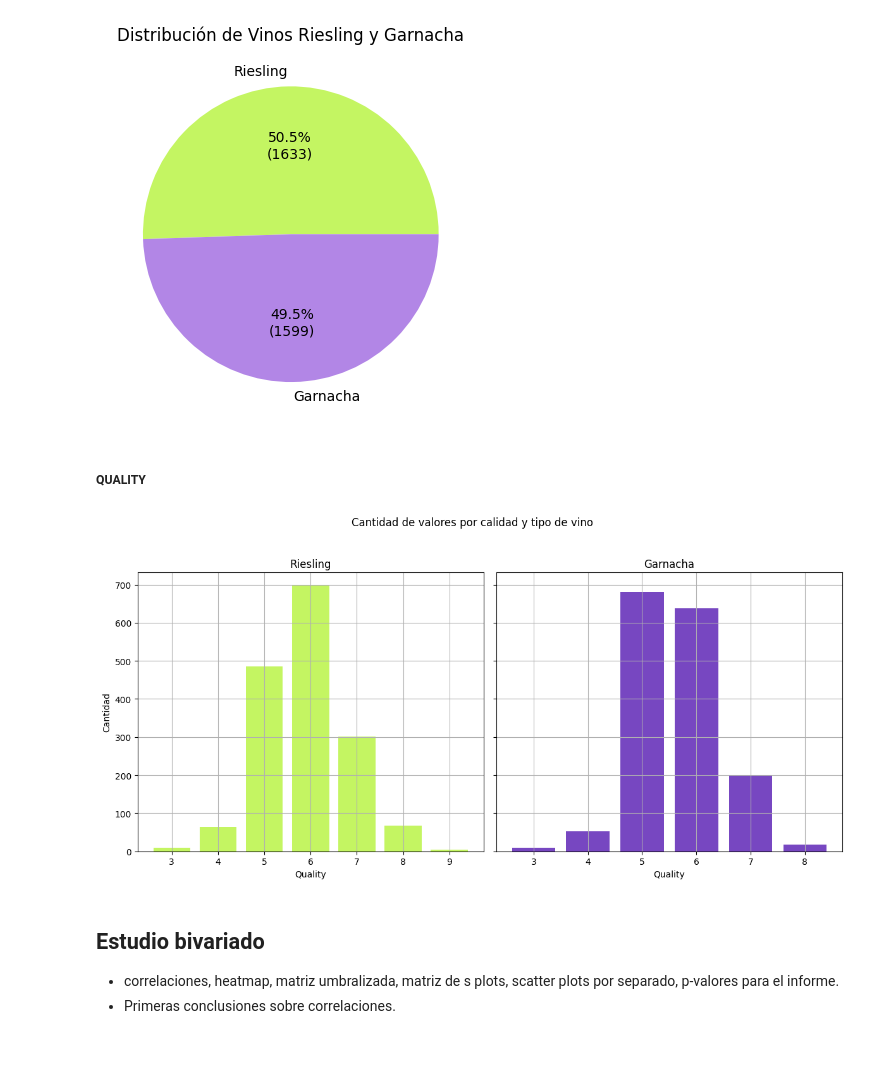
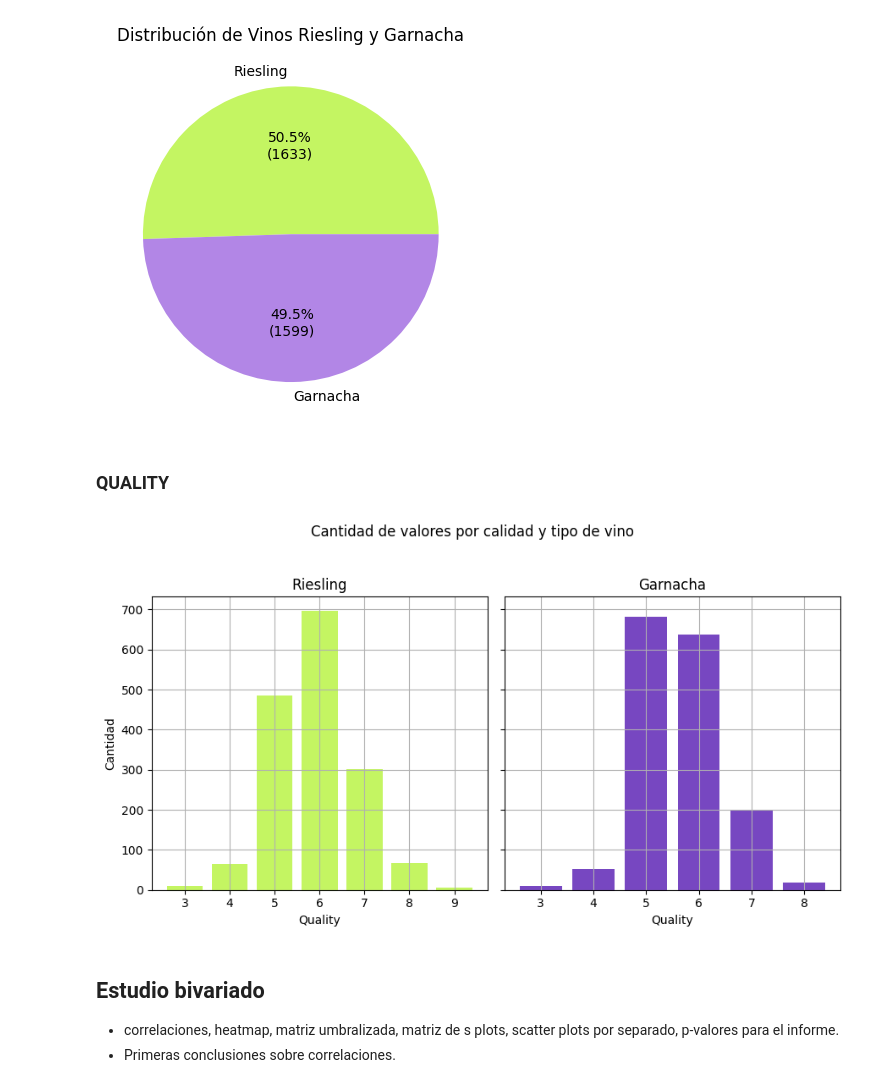
Before and after one commit to Matias914/Wine-Quality-Analysis, a Jupyter notebook: notebook_tpe.ipynb, the cells around one changed output. Drawn from its saved outputs; the diff is of its cells as text; code cells hidden in the pictures; blank space fills up the shorter version.

```diff
--- a/notebook_tpe.ipynb
+++ b/notebook_tpe.ipynb
@@ -847,4 +824,4 @@ plt.show()
 # %% [output]
 [figure]
 # %% [markdown]
-##### QUALITY
+### QUALITY
@@ -851,29 +856,29 @@ plt.show()
 # %%
 riesling_counts = preprocessed_ds[preprocessed_ds['type_Riesling'] == 1]['quality'].value_counts().sort_index()
 garnacha_counts = preprocessed_ds[preprocessed_ds['type_Riesling'] == 0]['quality'].value_counts().sort_index()
 
 # Creo la figura y los subgráficos
-fig, axes = plt.subplots(nrows=1, ncols=2, figsize=(12, 6), sharey=True)
+fig, axes = plt.subplots(nrows=1, ncols=2, figsize=(9, 5), sharey=True)
 
 # Barras de Riesling
 axes[0].bar(riesling_counts.index, riesling_counts.values, color='#c4f562')
 axes[0].set_title('Riesling')
 axes[0].set_xlabel('Quality')
 axes[0].set_ylabel('Cantidad')
 axes[0].grid(True)
 
 # Barras de Garnacha
 axes[1].bar(garnacha_counts.index, garnacha_counts.values, color='#7747c1')
 axes[1].set_title('Garnacha')
 axes[1].set_xlabel('Quality')
 axes[1].grid(True)
 
 plt.suptitle('Cantidad de valores por calidad y tipo de vino')
 plt.tight_layout(rect=[0, 0, 1, 0.95])
 plt.show()
 plt.close()
 # %% [output]
-[figure, old version]
+[figure, new version]
 # %% [markdown]
 ## Estudio bivariado
 
```
Also changed, not shown: parts of 93 cells of this notebook.
